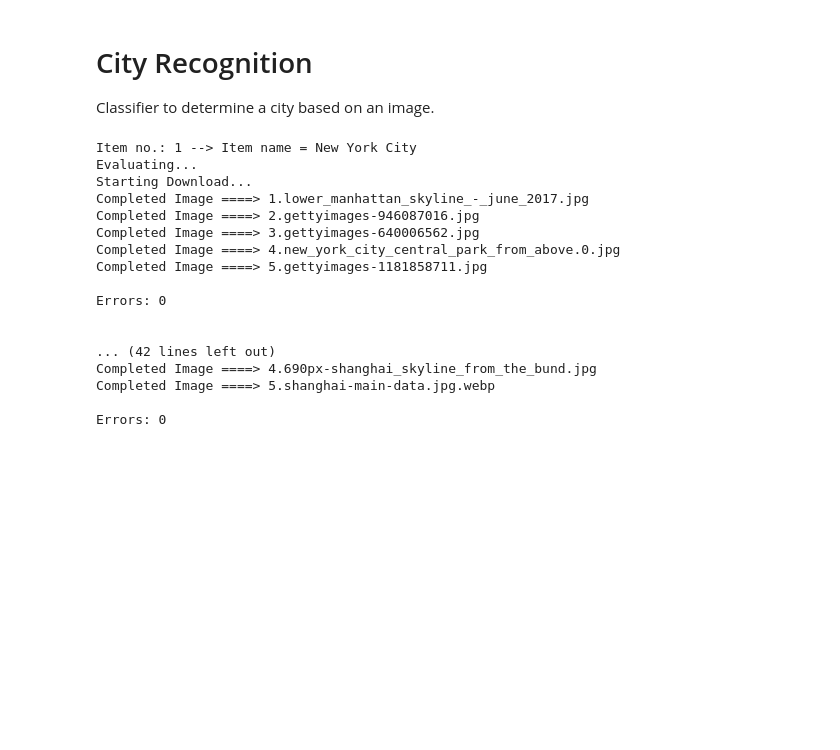
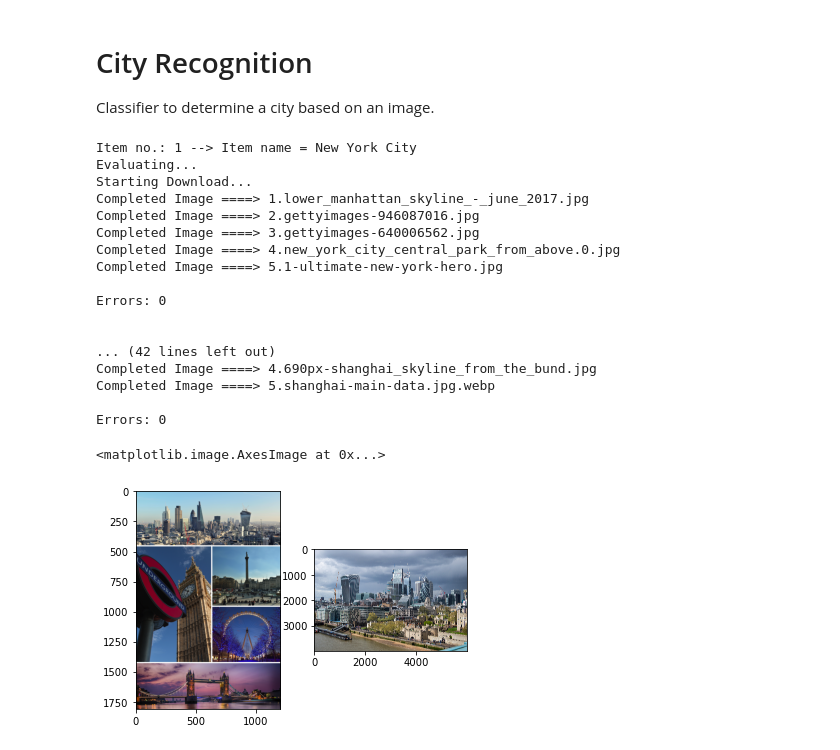
Before and after one commit to georgexiangli/city-recognition, a Jupyter notebook: City Recognition.ipynb, the cells around one changed output. Cells and saved outputs as stored; diff of their text form; code cells hidden in the pictures; blank space fills up the shorter version.

Commit message:
Store images externally, Open images

```diff
--- a/City Recognition.ipynb
+++ b/City Recognition.ipynb
@@ -10,7 +10,7 @@ from google_images_download import google_images_download
 response = google_images_download.googleimagesdownload()
 
 #creating list of arguments, do file import with more cities
-arguments = {'keywords':"New York City, San Francisco, London, Paris, Shanghai", 'limit':5}
+arguments = {'keywords':"New York City,San Francisco,London,Paris,Shanghai", 'limit':5,'output_directory':'/home/gli/CS/projects/city_images'}
 paths = response.download(arguments)   #passing the arguments to the function
 # %% [output]
 Item no.: 1 --> Item name = New York City
@@ -20,7 +20,7 @@ Completed Image ====> 1.lower_manhattan_skyline_-_june_2017.jpg
 Completed Image ====> 2.gettyimages-946087016.jpg
 Completed Image ====> 3.gettyimages-640006562.jpg
 Completed Image ====> 4.new_york_city_central_park_from_above.0.jpg
-Completed Image ====> 5.gettyimages-1181858711.jpg
+Completed Image ====> 5.1-ultimate-new-york-hero.jpg
 
 Errors: 0
 
@@ -32,0 +38,19 @@ Errors: 0
+# %%
+# View downloaded images
+
+folder_path = '/home/gli/CS/projects/city_images/London/'
+file_path1 = folder_path + '1.london_montage_l.jpg'
+file_path2 = folder_path + '2.city_of_london%2c_seen_from_tower_bridge.jpg'
+
+size = 128, 128
+
+im1 = Image.open(file_path1)
+im2 = Image.open(file_path2)
+
+%matplotlib inline
+f, axarr = plt.subplots(1,2)
+axarr[0].imshow(im1)
+axarr[1].imshow(im2)
+# %% [output]
+<matplotlib.image.AxesImage at 0x...>
+[figure, added]
```
Also changed, not shown: parts of 1 cell of this notebook, 25 other files.
